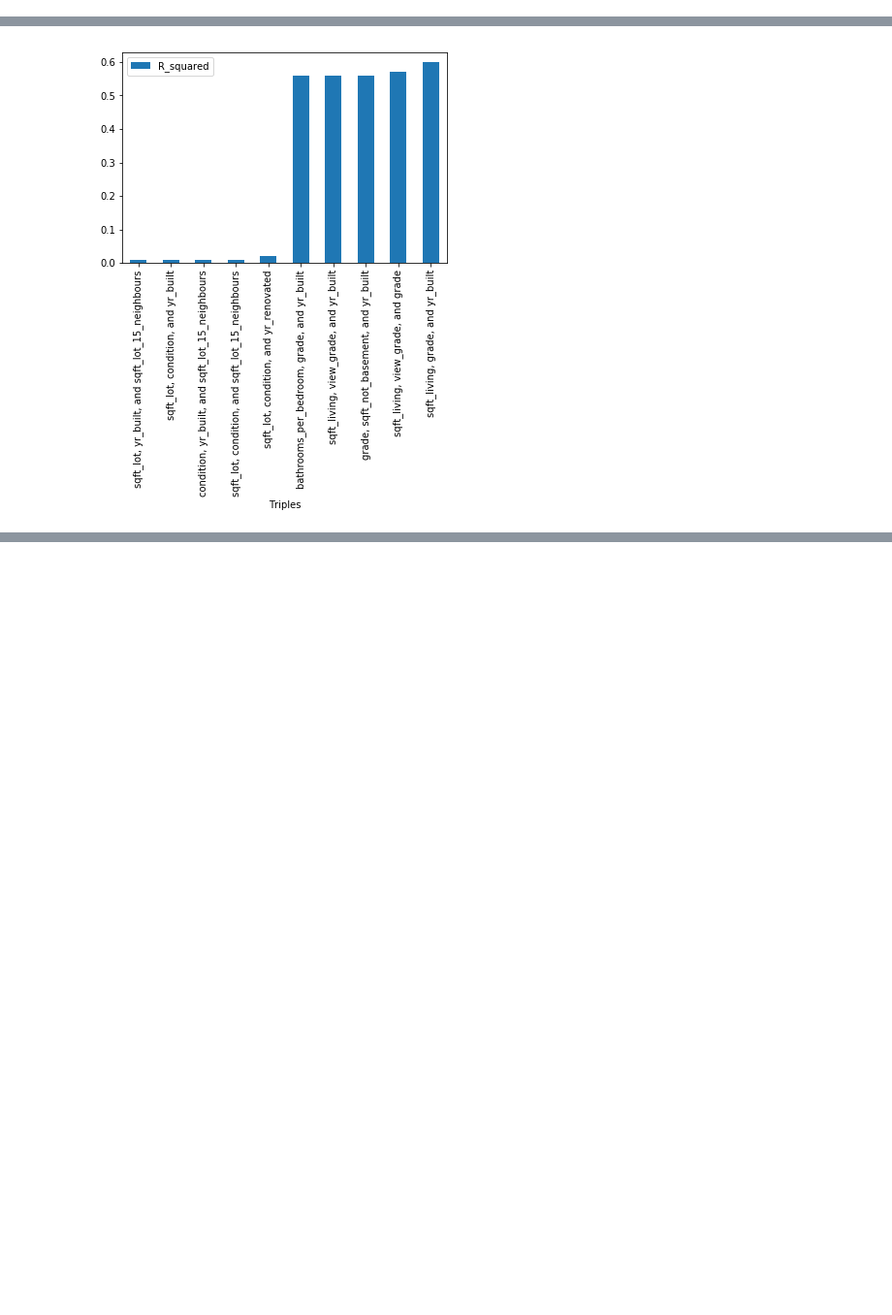
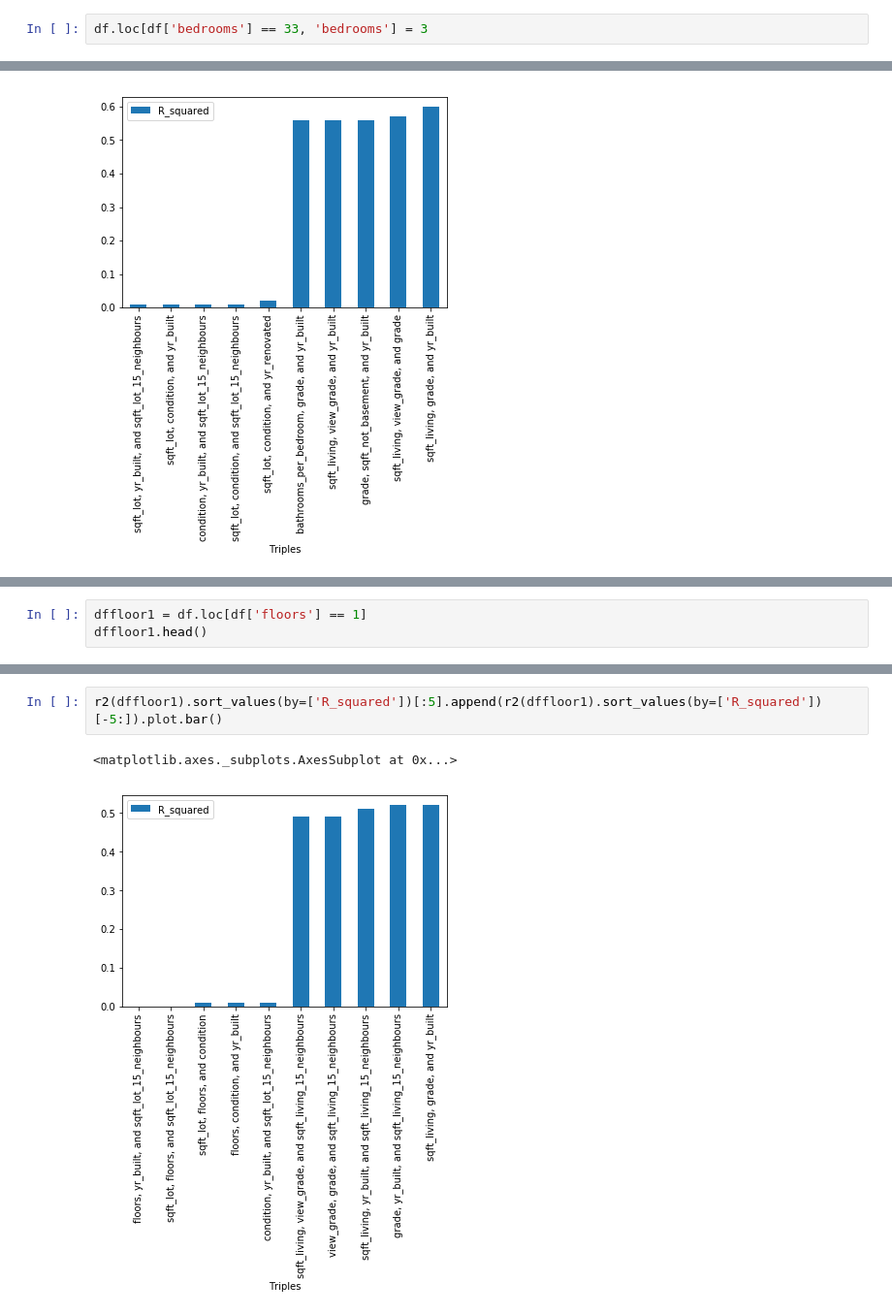
Before and after one commit to Greg-S-12/Mod1_Project, a Jupyter notebook: joe_project.ipynb, the cells around one changed output, grey strips where cells are left out. Shown at 97% size. Cells and saved outputs as stored; diff of their text form; blank space fills up the shorter version.

```diff
--- a/joe_project.ipynb
+++ b/joe_project.ipynb
@@ -175,3 +175,5 @@ df.coordinates.head()
 3    (47.5208, -122.39299999999999)
 4               (47.6168, -122.045)
 Name: coordinates, dtype: object
+# %%
+df.loc[df['bedrooms'] == 33, 'bedrooms'] = 3
@@ -329,0 +339,3 @@ df.loc[df['bedrooms'] == 3]
+# %%
+dffloor1 = df.loc[df['floors'] == 1]
+dffloor1.head()
@@ -329,0 +350,5 @@ df.loc[df['bedrooms'] == 3]
+# %%
+r2(dffloor1).sort_values(by=['R_squared'])[:5].append(r2(dffloor1).sort_values(by=['R_squared'])[-5:]).plot.bar()
+# %% [output]
+<matplotlib.axes._subplots.AxesSubplot at 0x...>
+[figure, added]
```
Also changed, not shown: parts of 7 cells of this notebook.
